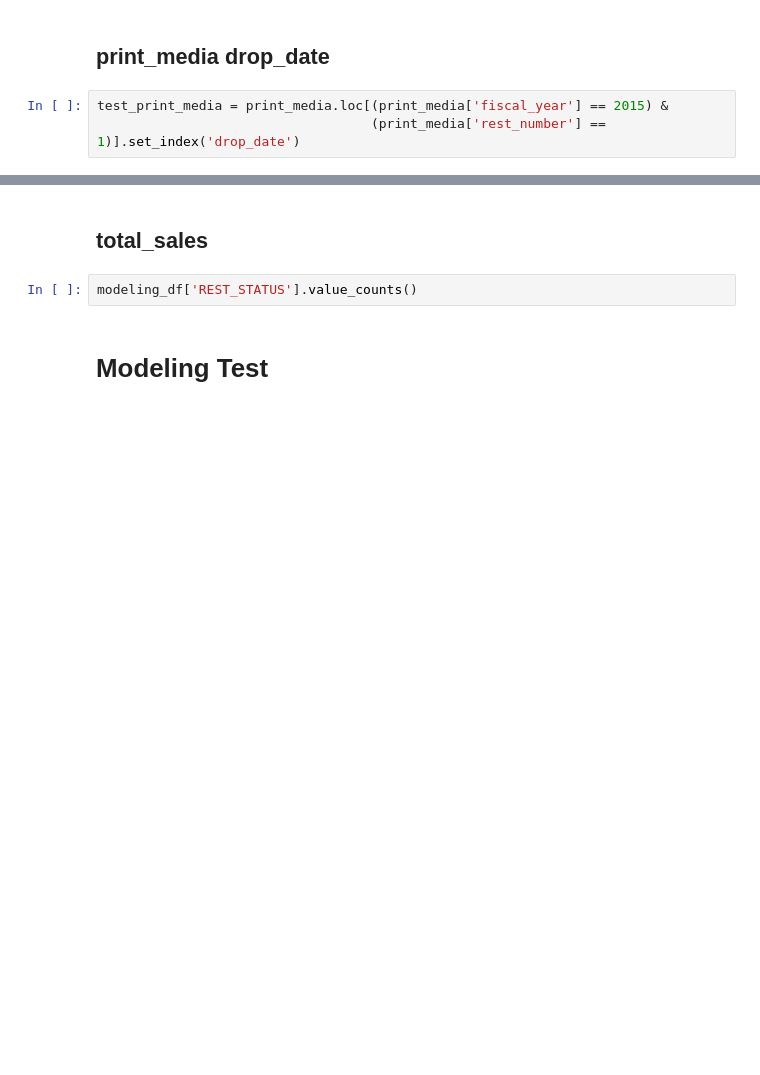
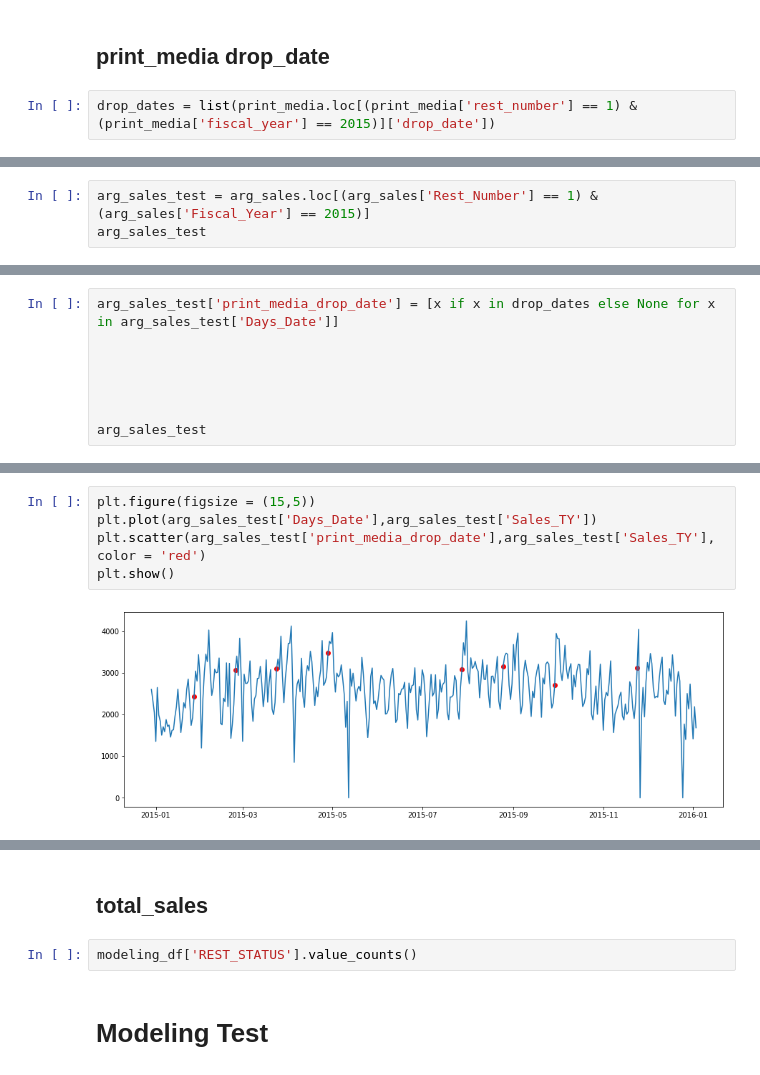
Before and after one commit to will4865/Inspire-Brands-Case-Study, a Jupyter notebook: technical-case-study.ipynb, the cells around one changed output, grey strips where cells are left out. Drawn from its saved outputs; the diff is of its cells as text; blank space fills up the shorter version.

Commit message:
print_media drop_date

```diff
--- a/technical-case-study.ipynb
+++ b/technical-case-study.ipynb
@@ -1105,5 +1153,4 @@ quick_time_series()
 # %% [markdown]
 ## print_media drop_date
 # %%
-test_print_media = print_media.loc[(print_media['fiscal_year'] == 2015) &
-                                   (print_media['rest_number'] == 1)].set_index('drop_date')
+drop_dates = list(print_media.loc[(print_media['rest_number'] == 1) & (print_media['fiscal_year'] == 2015)]['drop_date'])
@@ -1116,0 +1157,3 @@ test_sales.plot(kind = 'scatter', y = 'drop_day')
+# %%
+arg_sales_test = arg_sales.loc[(arg_sales['Rest_Number'] == 1) & (arg_sales['Fiscal_Year'] == 2015)]
+arg_sales_test
@@ -1116,0 +1174,8 @@ test_sales.plot(kind = 'scatter', y = 'drop_day')
+# %%
+arg_sales_test['print_media_drop_date'] = [x if x in drop_dates else None for x in arg_sales_test['Days_Date']]
+
+
+
+
+
+arg_sales_test
@@ -1116,0 +1201,7 @@ test_sales.plot(kind = 'scatter', y = 'drop_day')
+# %%
+plt.figure(figsize = (15,5))
+plt.plot(arg_sales_test['Days_Date'],arg_sales_test['Sales_TY'])
+plt.scatter(arg_sales_test['print_media_drop_date'],arg_sales_test['Sales_TY'], color = 'red')
+plt.show()
+# %% [output]
+[figure, added]
```
Also changed, not shown: parts of 13 cells of this notebook.
